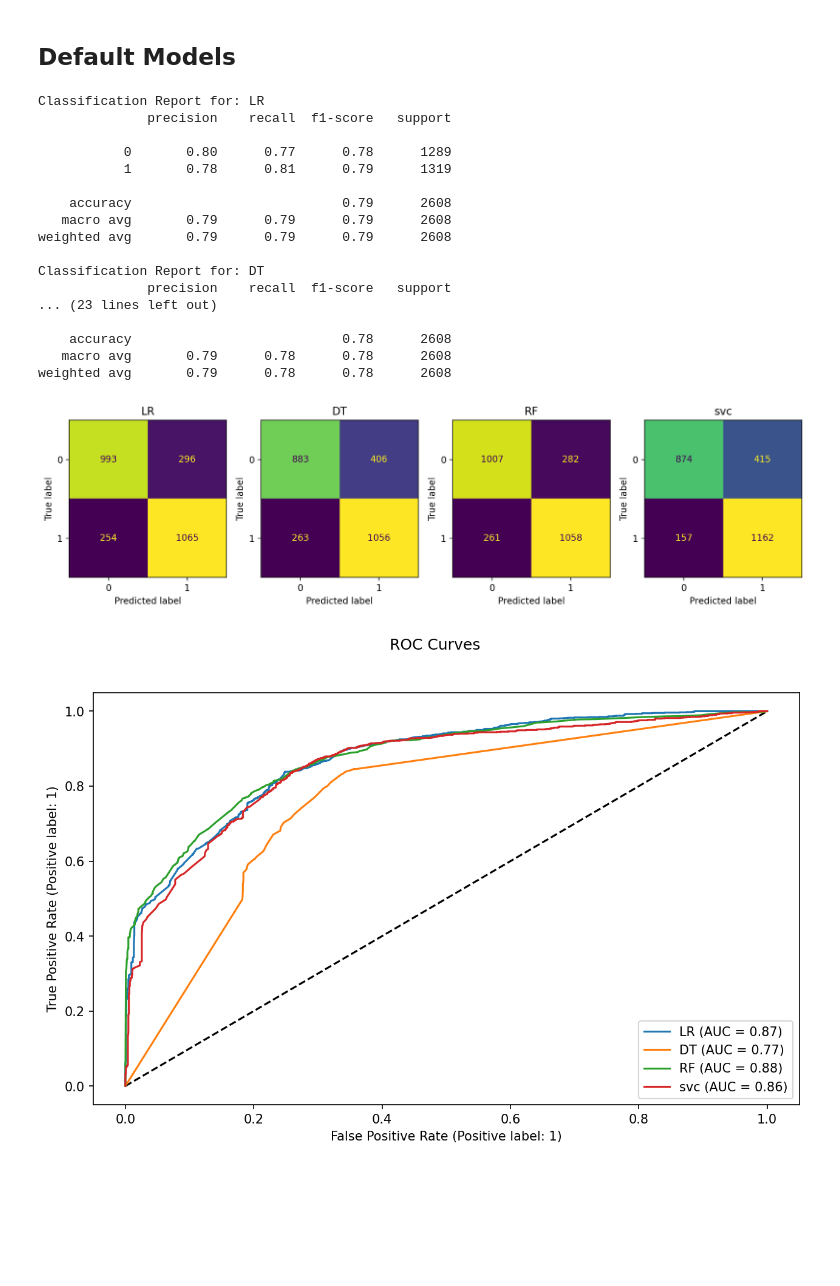
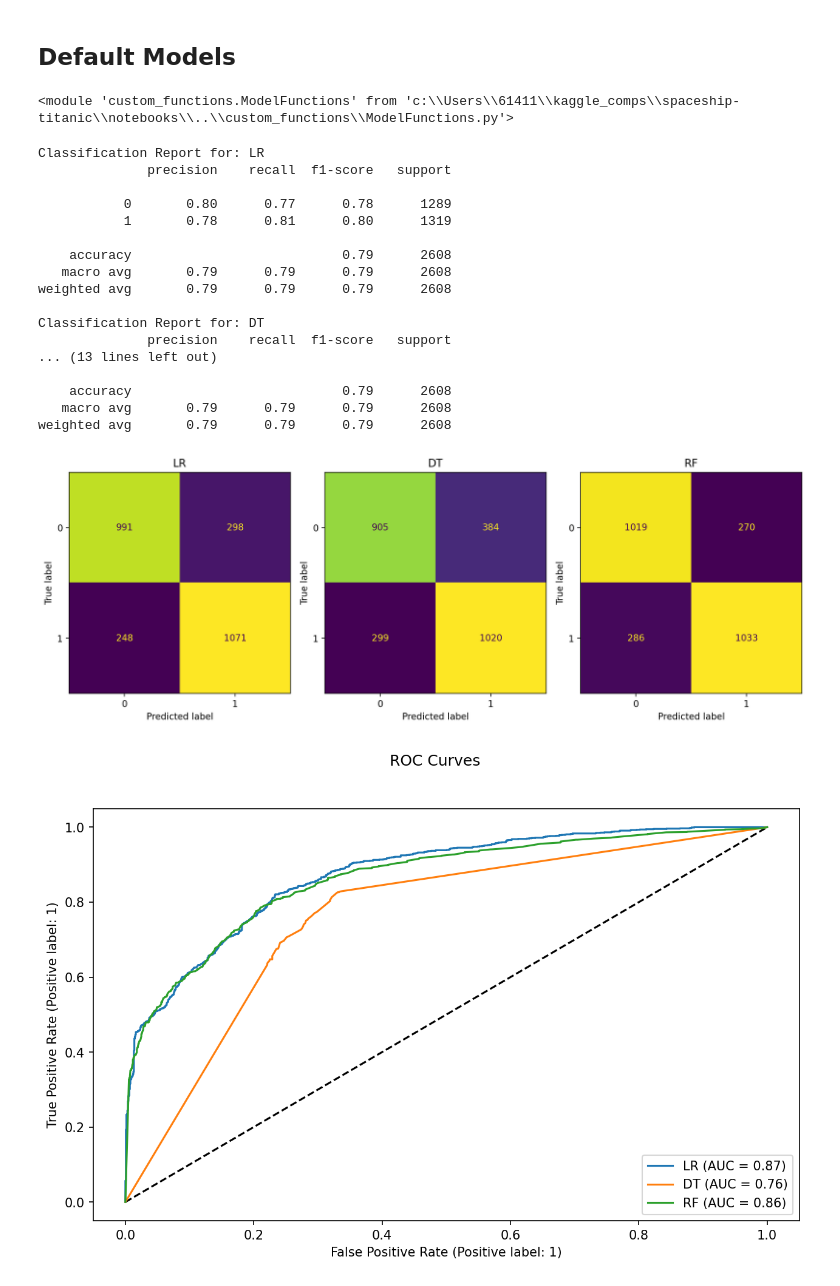
Before and after one commit to edwstanzah/spaceship-titanic, a Jupyter notebook: notebooks/modelling.ipynb, the cells around one changed output. Drawn from its saved outputs; the diff is of its cells as text; code cells hidden in the pictures; blank space fills up the shorter version.

Commit message:
save first model

```diff
--- a/notebooks/modelling.ipynb
+++ b/notebooks/modelling.ipynb
@@ -27,6 +25,6 @@ sns.countplot(data=df, x='Transported')
 [figure]
 # %%
-X = df.drop(['Transported', 'LuxurySpend'], axis=1)
+X = df.drop(['Transported'], axis=1)
 y = df.Transported
 # %%
 X
@@ -54,33 +47,39 @@ scaled_X_test = scaler.transform(X_test)
 # %% [markdown]
 ## Default Models
+# %%
+import imp
+imp.reload(ModelFunctions)
+# %% [output]
+<module 'custom_functions.ModelFunctions' from 'c:\\Users\\61411\\kaggle_comps\\spaceship-titanic\\notebooks\\..\\custom_functions\\ModelFunctions.py'>
+# %%
+scaler = StandardScaler()
+scaled_X_train = scaler.fit_transform(X_train)
+scaled_X_test = scaler.transform(X_test)
 # %%
 models = {
-    'LR': LogisticRegression(penalty='l2', max_iter=10000).fit(scaled_X_train, y_train),
+    'LR': LogisticRegression().fit(scaled_X_train, y_train),
     'DT': DecisionTreeClassifier().fit(scaled_X_train, y_train),
-    'RF': RandomForestClassifier().fit(scaled_X_train, y_train),
-    'svc': SVC().fit(scaled_X_train, y_train)
+    'RF': RandomForestClassifier().fit(scaled_X_train, y_train)
 }
 
-ModelFunctions.plot_confusion_matrices(models, scaled_X_test, y_test)
-ModelFunctions.classification_reports(models, scaled_X_test, y_test)
-ModelFunctions.plot_roc_curves(models, scaled_X_test, y_test)
+ModelFunctions.show_all_metrics(models, scaled_X_test, y_test)
 # %% [output]
 Classification Report for: LR
               precision    recall  f1-score   support
 
            0       0.80      0.77      0.78      1289
-           1       0.78      0.81      0.79      1319
+           1       0.78      0.81      0.80      1319
 
     accuracy                           0.79      2608
    macro avg       0.79      0.79      0.79      2608
 weighted avg       0.79      0.79      0.79      2608
 
 Classification Report for: DT
               precision    recall  f1-score   support
-... (23 lines left out)
+... (13 lines left out)
 
-    accuracy                           0.78      2608
-   macro avg       0.79      0.78      0.78      2608
-weighted avg       0.79      0.78      0.78      2608
+    accuracy                           0.79      2608
+   macro avg       0.79      0.79      0.79      2608
+weighted avg       0.79      0.79      0.79      2608
-[figure, old version]
+[figure, new version]
-[figure, old version]
+[figure, new version]
```
Also changed, not shown: parts of 7 cells of this notebook, 5 other files.
